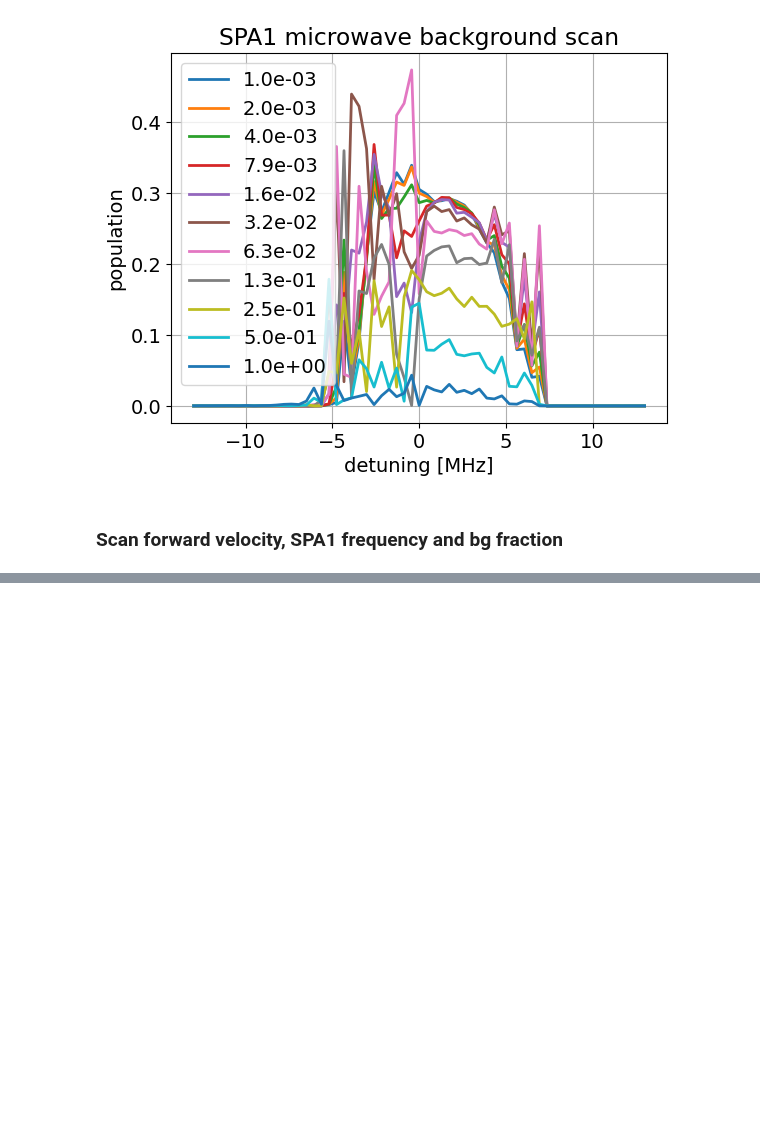
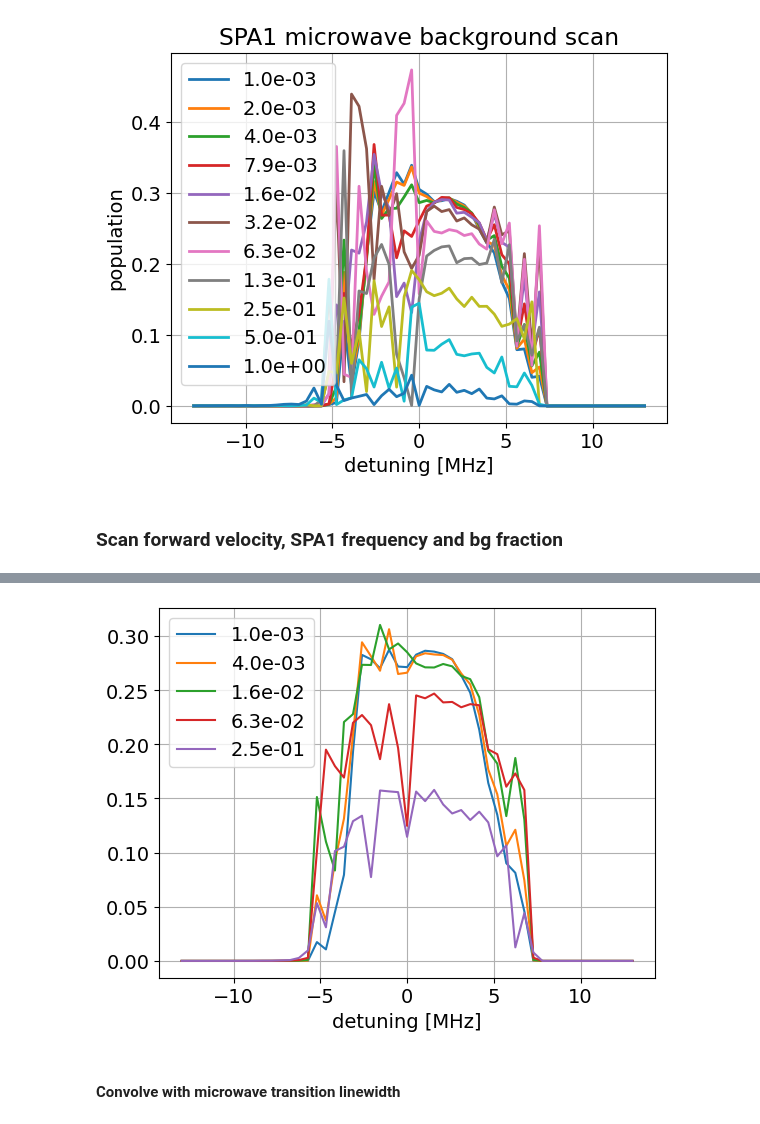
Before and after one commit to ograsdijk/centrex-state-prep, a Jupyter notebook: examples/SPA/Experimental verification/SPA1 - parameter scans with SPA and RC background.ipynb, the cells around one changed output, grey strips where cells are left out. Drawn from its saved outputs; the diff is of its cells as text; code cells hidden in the pictures; blank space fills up the shorter version.

```diff
--- a/examples/SPA/Experimental verification/SPA1 - parameter scans with SPA and RC background.ipynb
+++ b/examples/SPA/Experimental verification/SPA1 - parameter scans with SPA and RC background.ipynb
@@ -877,0 +917,19 @@ df.write_csv(path_data / fname)
+# %%
+dat = spa1_vel_bg_intens_detuning_scan.reshape(
+    velocities.size, bg_fraction.size, detunings.size, len(header)
+).copy()
+# %%
+d = np.tensordot(kernel, dat[:, :, :, -1], axes=([0], [0]))
+# %%
+fig, ax = plt.subplots()
+
+ax.plot(detunings / 1e6, d.T, label=[f"{val:.1e}" for val in bg_fraction])
+
+ax.set_xlabel("detuning [MHz]")
+ax.legend()
+
+ax.grid()
+# %% [output]
+[figure, added]
+# %% [markdown]
+#### Convolve with microwave transition linewidth
```
Also changed, not shown: parts of 16 cells of this notebook, 14 other files.
